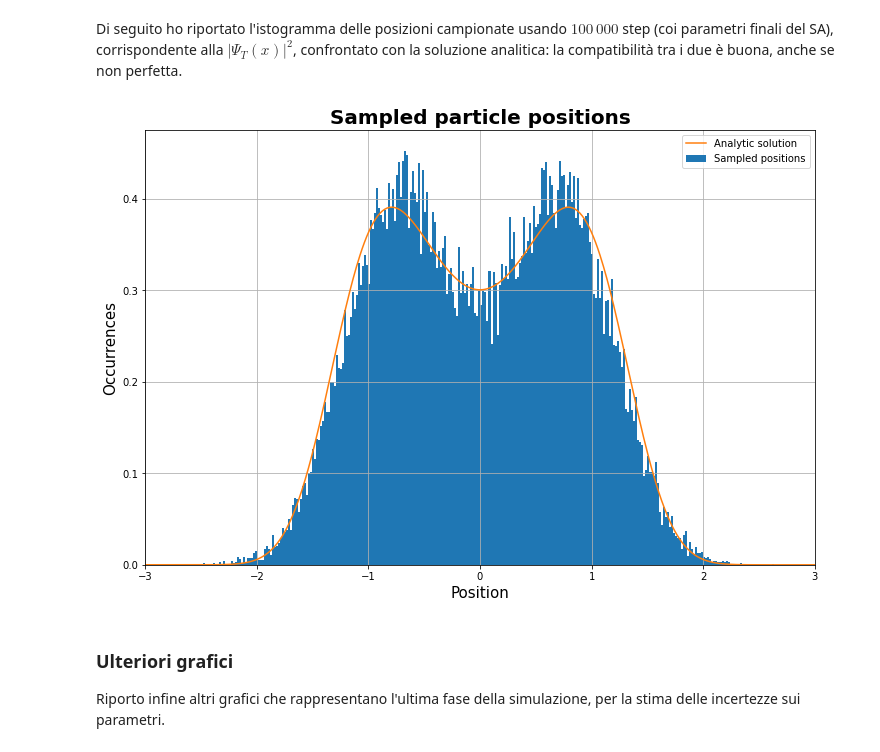
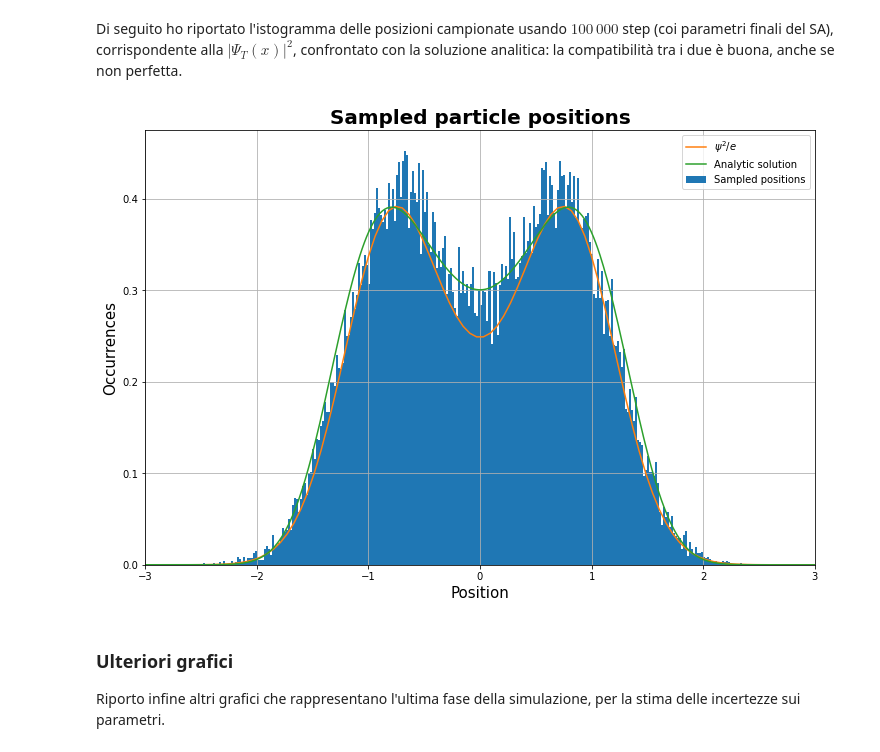
Before and after one commit to martinozanetti/LSN-Martino-Zanetti, a Jupyter notebook: 08-ok/my-08.ipynb, the cells around one changed output. Saved outputs shown, nothing was run; the diff lists cells and outputs as text; code cells hidden in the pictures.

```diff
--- a/08-ok/my-08.ipynb
+++ b/08-ok/my-08.ipynb
@@ -245,7 +245,7 @@ def f(x):
 
 pos = np.loadtxt("ex8/SA/pos.out", usecols=(0), delimiter=' ', unpack='true')
 plt.hist(pos, 300, density = "true", label = "Sampled positions")
-#plt.plot(x,f(x)**2/np.e, label = "$\psi^2/e$")
+plt.plot(x,f(x)**2/np.e, label = "$\psi^2/e$")
 plt.ylabel('Occurrences', fontsize = 15)
 plt.xlabel('Position', fontsize = 15)
 plt.title("Sampled particle positions", fontsize = 20, fontweight = "bold")
@@ -267,34 +267,34 @@ N = 1000 # number of iterations
 x = np.linspace(-a/2, a/2, N)
 dx = x[1] - x[0] # the step size
 V = Vpot(x)
 
 # The central differences method: f" = (f_1 - 2*f_0 + f_-1)/dx^2
 
 CDiff = np.diag(np.ones(N-1),-1)-2*np.diag(np.ones(N),0)+np.diag(np.ones(N-1),1)
 # np.diag(np.array,k) construct a "diagonal" matrix using the np.array
 # The default is k=0. Use k>0 for diagonals above the main diagonal,
 # and k<0 for diagonals below the main diagonal
 
 # Hamiltonian matrix
 H = (-(hbar**2)*CDiff)/(2*m*dx**2) + np.diag(V)
 
 # Compute eigenvectors and their eigenvalues
 E,psi = np.linalg.eigh(H)
 
 # Take the transpose & normalize
 psi = np.transpose(psi)
 psi = psi/np.sqrt(dx)
 
 # Plot a few things
 scale = 0.3
 plt.plot(x,(psi[0])**2, label='Analytic solution')
 plt.xlim(-3,+3)
 plt.legend()
 
 
 plt.show()
 # %% [output]
-[figure, old version]
+[figure, new version]
 # %% [markdown]
 ### Ulteriori grafici
 
```
Also changed, not shown: 2 other files.
